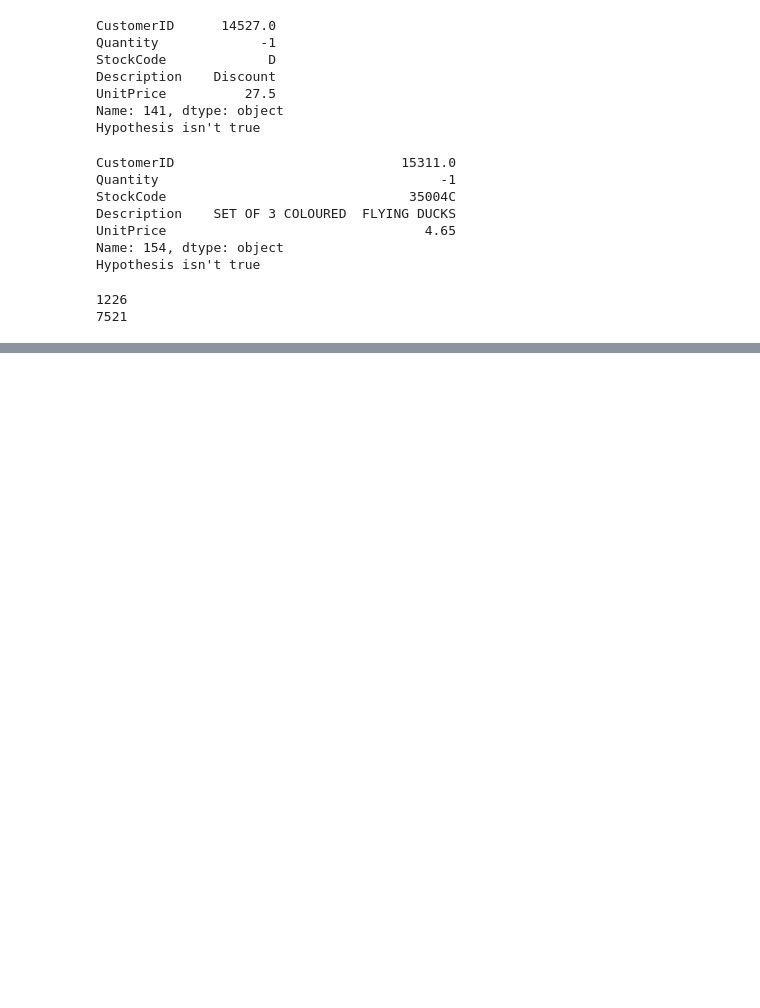
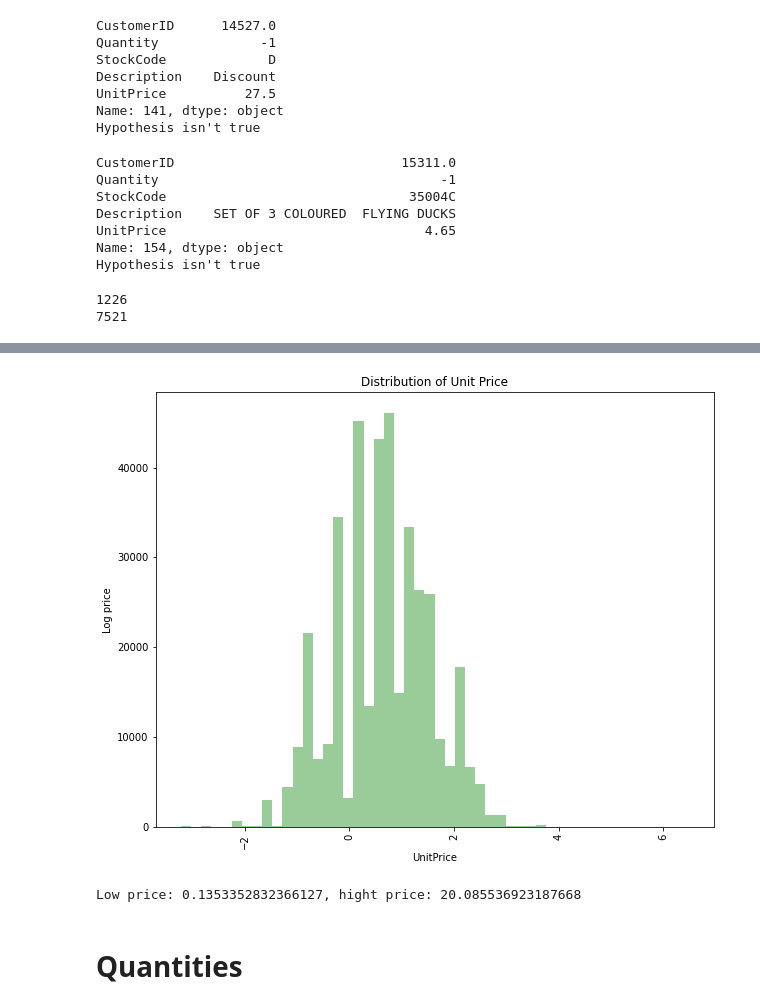
Before and after one commit to vukhanh09/customer_segmentation, a Jupyter notebook: src/EDA/EAD_Customer_Products.ipynb, the cells around one changed output, grey strips where cells are left out. Saved outputs shown, nothing was run; the diff lists cells and outputs as text; code cells hidden in the pictures; blank space fills up the shorter version.

```diff
--- a/src/EDA/EAD_Customer_Products.ipynb
+++ b/src/EDA/EAD_Customer_Products.ipynb
@@ -244,0 +303,2 @@ df_cleaned.to_csv('../dataset/df_cleaned.csv')
+# %%
+data = df_cleaned[~df_cleaned['StockCode'].isin(quantity_special_code.index)].copy()
@@ -244,0 +325,17 @@ df_cleaned.to_csv('../dataset/df_cleaned.csv')
+# %%
+data = data[data.UnitPrice > 0]
+# %%
+plt.subplots(figsize=(10,8))
+sns.distplot(np.log(data.UnitPrice), kde=False, color="green")
+plt.ylabel("Log price")
+plt.title("Distribution of Unit Price")
+plt.xticks(rotation=90)
+plt.show()
+# %% [output]
+[figure, added]
+# %%
+low_price = np.exp(-2)
+high_price = np.exp(3)
+print(f'Low price: {low_price}, hight price: {high_price}')
+# %% [output]
+Low price: 0.1353352832366127, hight price: 20.085536923187668
@@ -244,0 +344,2 @@ df_cleaned.to_csv('../dataset/df_cleaned.csv')
+# %% [markdown]
+# Quantities
```
Also changed, not shown: parts of 34 cells of this notebook.
